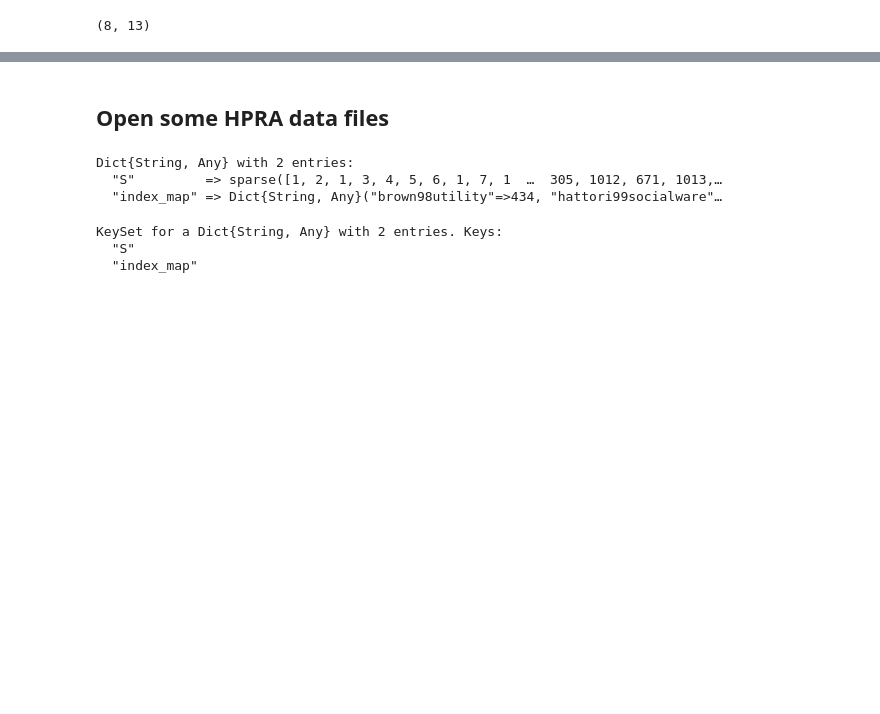
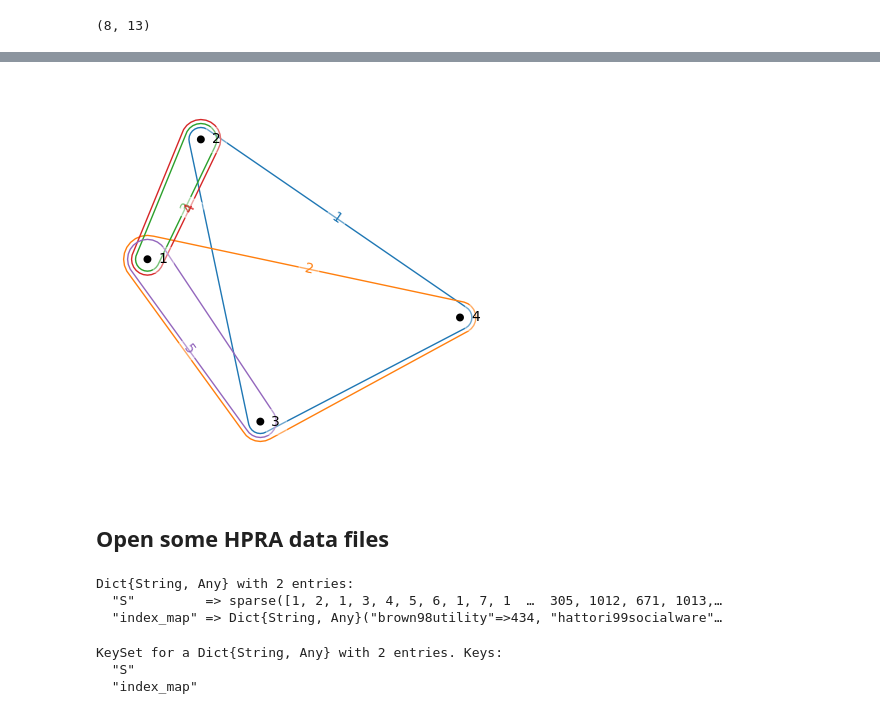
Before and after one commit to dimsinel/graphs, a Jupyter notebook: notebooks/HPRA_SimpleHypergraphs.ipynb, the cells around one changed output, grey strips where cells are left out. Saved outputs shown, nothing was run; the diff lists cells and outputs as text; code cells hidden in the pictures; blank space fills up the shorter version.

```diff
--- a/notebooks/HPRA_SimpleHypergraphs.ipynb
+++ b/notebooks/HPRA_SimpleHypergraphs.ipynb
@@ -622,3 +370,7 @@ h.he_meta
+# %%
+draw(hh, HyperNetX; width=5, height=5, no_border=false)
+# %% [output]
+[figure, added]
 # %% [markdown]
 ## Open some HPRA data files
 # %%
```
Also changed, not shown: parts of 117 cells of this notebook, 20 other files.
